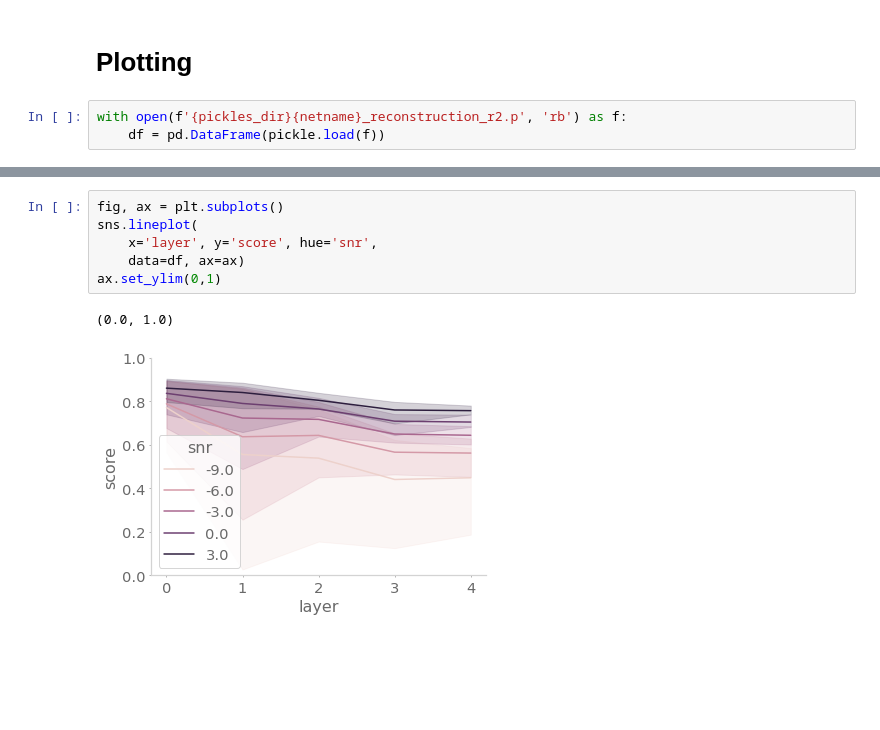
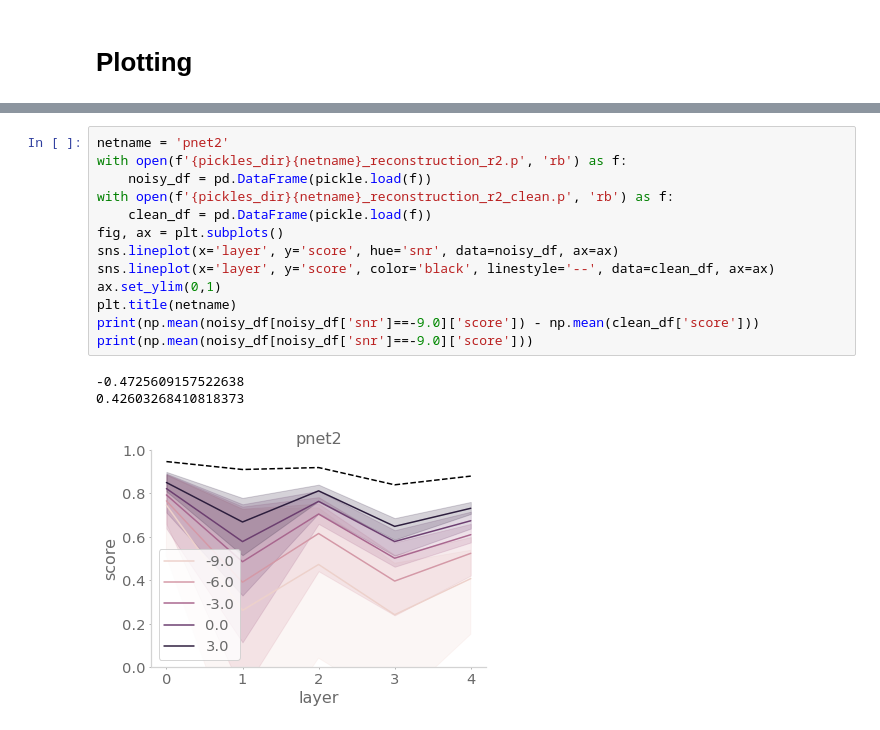
Before and after one commit to chingf/hallucnn, a Jupyter notebook: notebooks/15-reconstruction-r2.ipynb, the cells around one changed output, grey strips where cells are left out. Drawn from its saved outputs; the diff is of its cells as text; blank space fills up the shorter version.

Commit message:
Add option to calculate reconstruction r2 on clean sounds

```diff
--- a/notebooks/15-reconstruction-r2.ipynb
+++ b/notebooks/15-reconstruction-r2.ipynb
@@ -25,6 +24,3 @@ bg_types = ['pinkNoise', 'AudScene', 'Babble8Spkr']
 snr_types = [-9.0, -6.0, -3.0, 0.0, 3.0]
 # %% [markdown]
 # Plotting
-# %%
-with open(f'{pickles_dir}{netname}_reconstruction_r2.p', 'rb') as f:
-    df = pd.DataFrame(pickle.load(f))
@@ -72,9 +27,17 @@ findfont: Font family ['Arial'] not found. Falling back to DejaVu Sans.
-# %%
-fig, ax = plt.subplots()
-sns.lineplot(
-    x='layer', y='score', hue='snr',
-    data=df, ax=ax)
-ax.set_ylim(0,1)
-# %% [output]
-(0.0, 1.0)
-[figure, removed]
+# %%
+netname = 'pnet2'
+with open(f'{pickles_dir}{netname}_reconstruction_r2.p', 'rb') as f:
+    noisy_df = pd.DataFrame(pickle.load(f))
+with open(f'{pickles_dir}{netname}_reconstruction_r2_clean.p', 'rb') as f:
+    clean_df = pd.DataFrame(pickle.load(f))
+fig, ax = plt.subplots()
+sns.lineplot(x='layer', y='score', hue='snr', data=noisy_df, ax=ax)
+sns.lineplot(x='layer', y='score', color='black', linestyle='--', data=clean_df, ax=ax)
+ax.set_ylim(0,1)
+plt.title(netname)
+print(np.mean(noisy_df[noisy_df['snr']==-9.0]['score']) - np.mean(clean_df['score']))
+print(np.mean(noisy_df[noisy_df['snr']==-9.0]['score']))
+# %% [output]
+-0.4725609157522638
+0.42603268410818373
+[figure, added]
```
Also changed, not shown: parts of 5 cells of this notebook, 3 other files.
